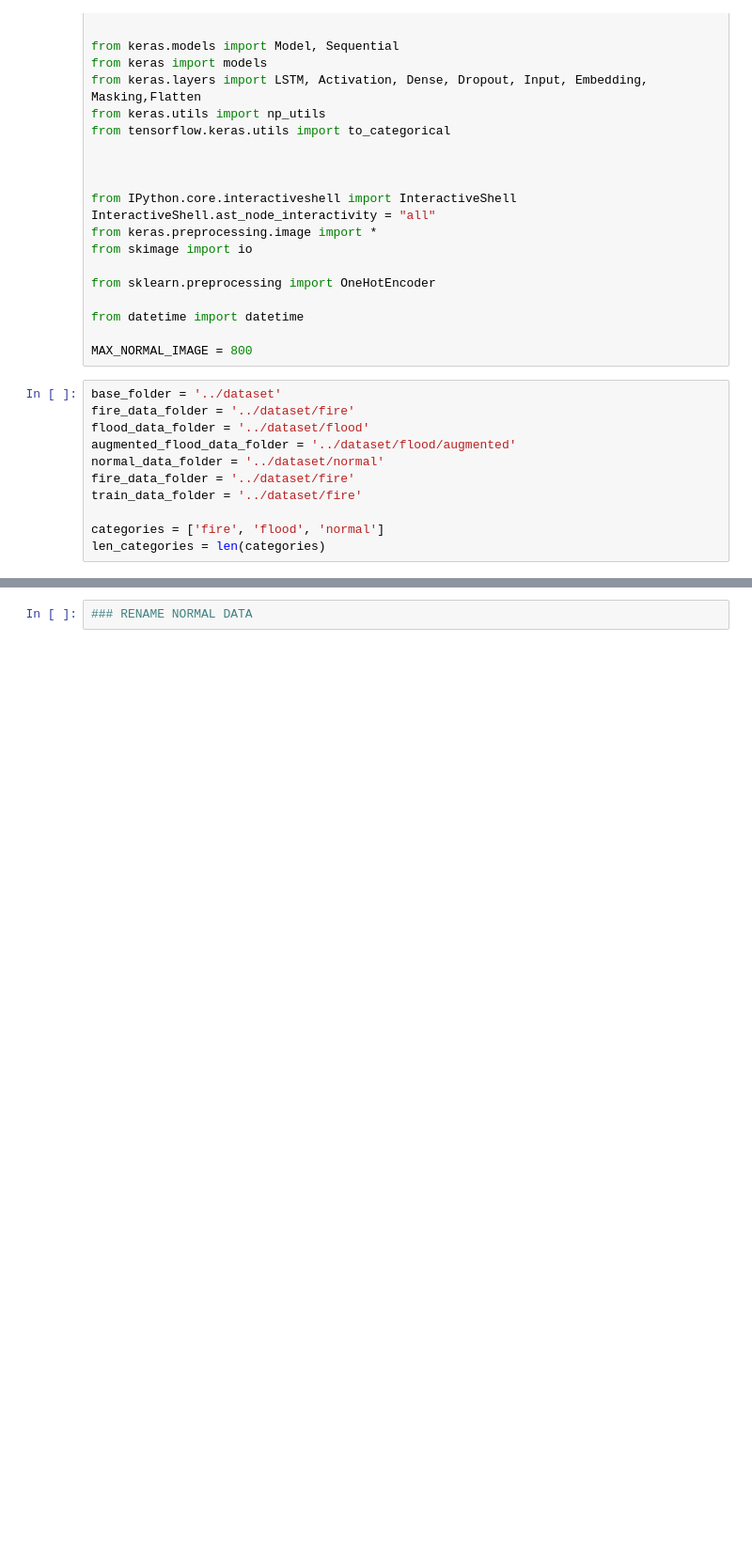
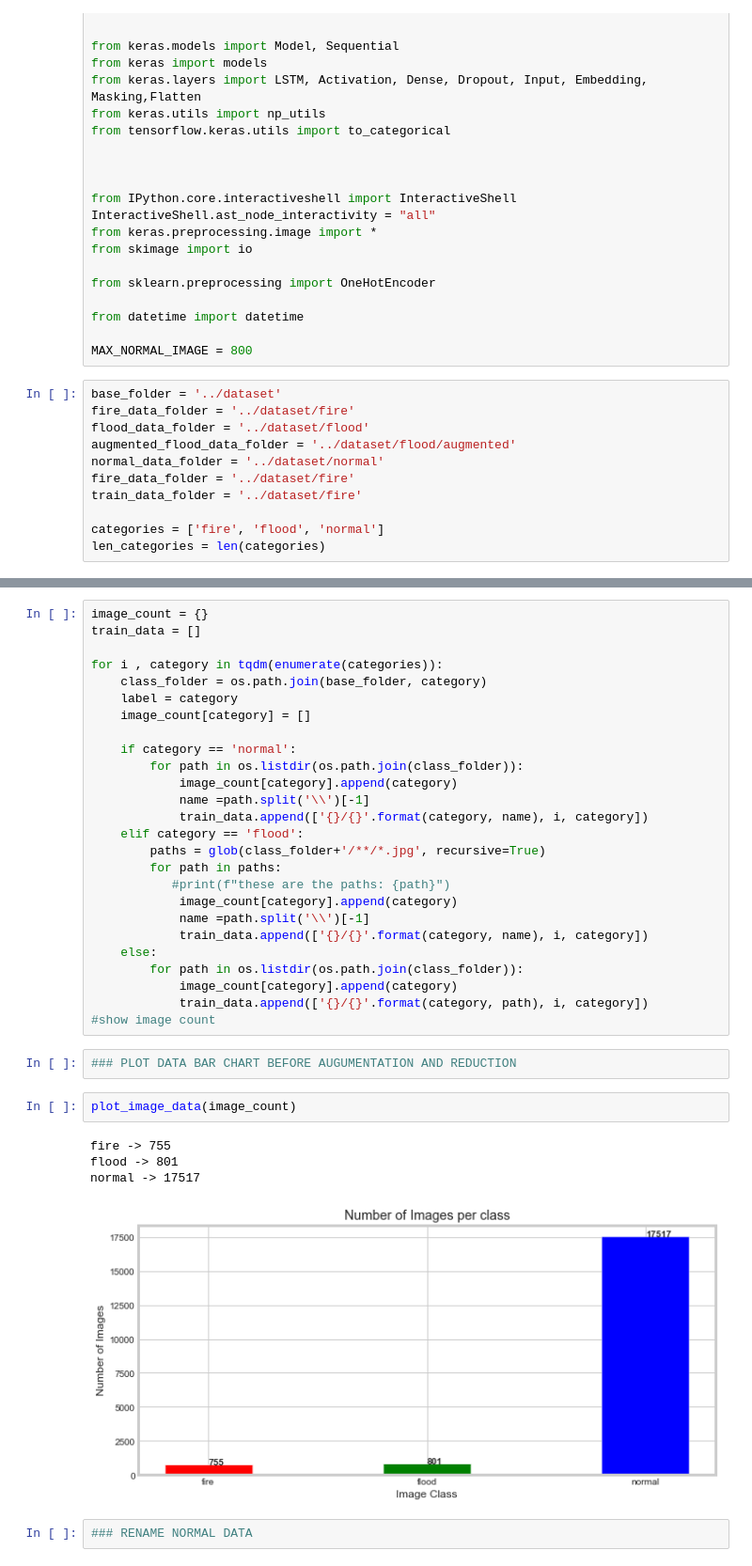
Before and after one commit to Rsaliu/extreme_incident_detection, a Jupyter notebook: code/extreme_incident_detection.ipynb, the cells around one changed output, grey strips where cells are left out. Shown at 94% size. Drawn from its saved outputs; the diff is of its cells as text; blank space fills up the shorter version.

Commit message:
added bar plot for data visualization

```diff
--- a/code/extreme_incident_detection.ipynb
+++ b/code/extreme_incident_detection.ipynb
@@ -69,3 +91,38 @@ len_categories = len(categories)
+# %%
+image_count = {}
+train_data = []
+
+for i , category in tqdm(enumerate(categories)):
+    class_folder = os.path.join(base_folder, category)
+    label = category
+    image_count[category] = []
+
+    if category == 'normal':
+        for path in os.listdir(os.path.join(class_folder)):
+            image_count[category].append(category)
+            name =path.split('\\')[-1]
+            train_data.append(['{}/{}'.format(category, name), i, category])
+    elif category == 'flood':
+        paths = glob(class_folder+'/**/*.jpg', recursive=True)
+        for path in paths:
+           #print(f"these are the paths: {path}")
+            image_count[category].append(category)
+            name =path.split('\\')[-1]
+            train_data.append(['{}/{}'.format(category, name), i, category])
+    else:
+        for path in os.listdir(os.path.join(class_folder)):
+            image_count[category].append(category)
+            train_data.append(['{}/{}'.format(category, path), i, category])
+#show image count
+# %%
+### PLOT DATA BAR CHART BEFORE AUGUMENTATION AND REDUCTION
+# %%
+plot_image_data(image_count)
+# %% [output]
+fire -> 755
+flood -> 801
+normal -> 17517
+[figure, added]
 # %%
 ### RENAME NORMAL DATA
 # %%
```
Also changed, not shown: parts of 5 cells of this notebook.
